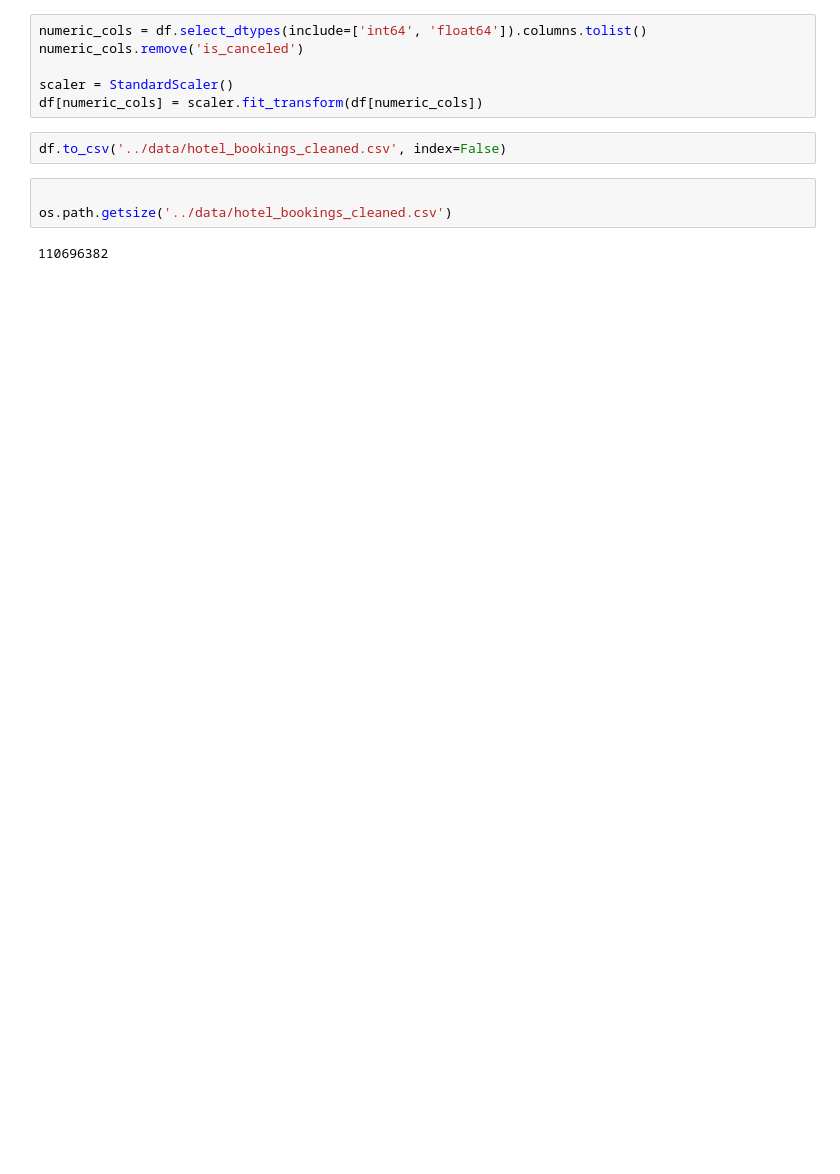
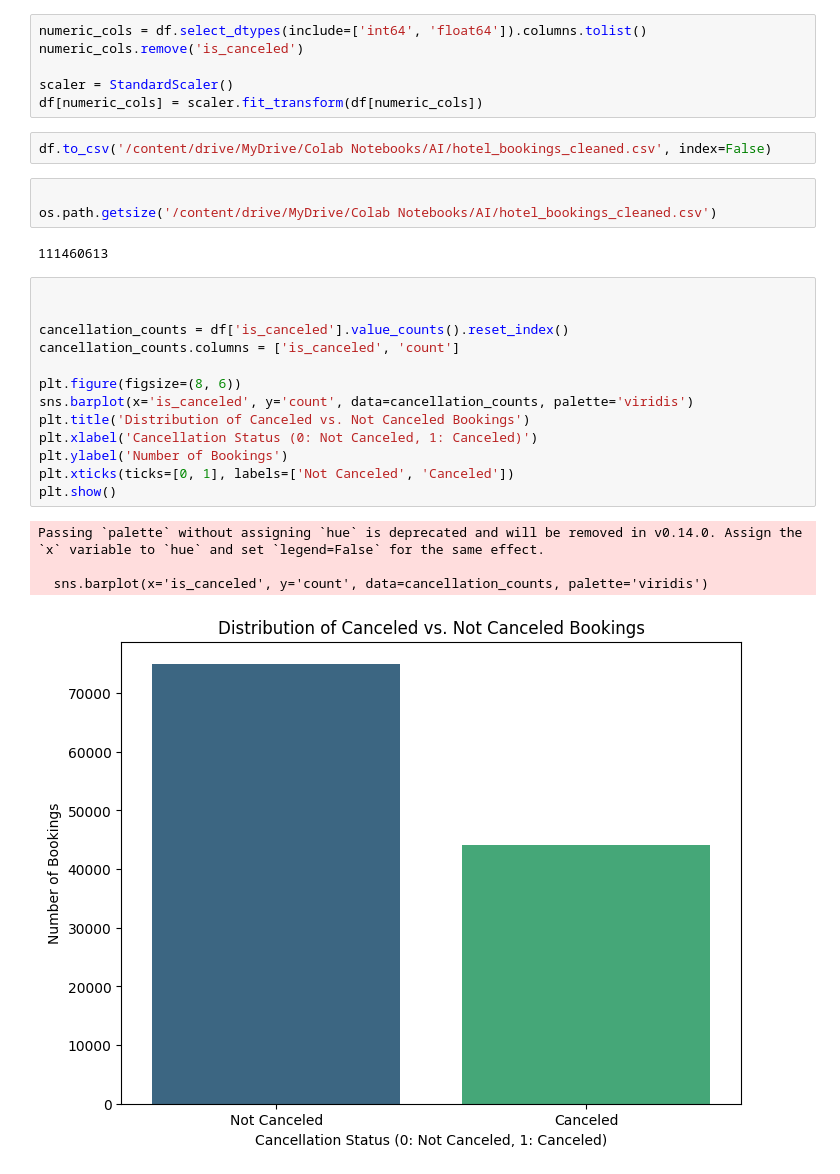
Before and after one commit to Seifmakled/hotelProject, a Jupyter notebook: notebook/main.ipynb, the cells around one changed output. Drawn from its saved outputs; the diff is of its cells as text; blank space fills up the shorter version.

```diff
--- a/notebook/main.ipynb
+++ b/notebook/main.ipynb
@@ -289,9 +303,27 @@ numeric_cols.remove('is_canceled')
 scaler = StandardScaler()
 df[numeric_cols] = scaler.fit_transform(df[numeric_cols])
 # %%
-df.to_csv('../data/hotel_bookings_cleaned.csv', index=False)
+df.to_csv('/content/drive/MyDrive/Colab Notebooks/AI/hotel_bookings_cleaned.csv', index=False)
 # %%
 
-os.path.getsize('../data/hotel_bookings_cleaned.csv')
+os.path.getsize('/content/drive/MyDrive/Colab Notebooks/AI/hotel_bookings_cleaned.csv')
 # %% [output]
-110696382
+111460613
+# %%
+
+
+cancellation_counts = df['is_canceled'].value_counts().reset_index()
+cancellation_counts.columns = ['is_canceled', 'count']
+
+plt.figure(figsize=(8, 6))
+sns.barplot(x='is_canceled', y='count', data=cancellation_counts, palette='viridis')
+plt.title('Distribution of Canceled vs. Not Canceled Bookings')
+plt.xlabel('Cancellation Status (0: Not Canceled, 1: Canceled)')
+plt.ylabel('Number of Bookings')
+plt.xticks(ticks=[0, 1], labels=['Not Canceled', 'Canceled'])
+plt.show()
+# %% [output]
+Passing `palette` without assigning `hue` is deprecated and will be removed in v0.14.0. Assign the `x` variable to `hue` and set `legend=False` for the same effect.
+
+  sns.barplot(x='is_canceled', y='count', data=cancellation_counts, palette='viridis')
+[figure, added]
```
Also changed, not shown: parts of 35 cells of this notebook.
